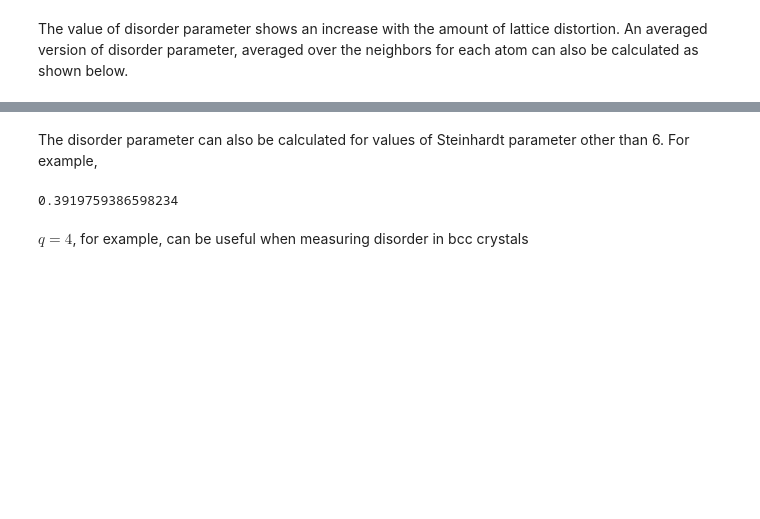
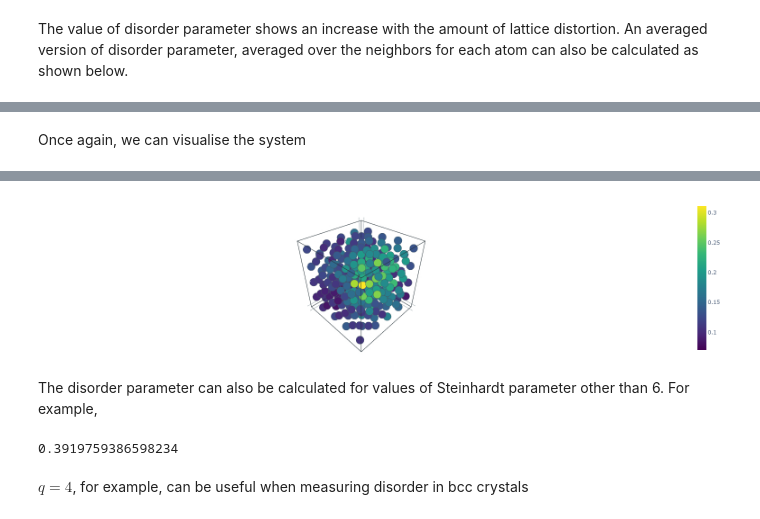
Before and after one commit to pyscal/pyscal3, a Jupyter notebook: examples/07_disorder_parameters.ipynb, the cells around one changed output, grey strips where cells are left out. Saved outputs shown, nothing was run; the diff lists cells and outputs as text; code cells hidden in the pictures; blank space fills up the shorter version.

```diff
--- a/examples/07_disorder_parameters.ipynb
+++ b/examples/07_disorder_parameters.ipynb
@@ -53,0 +54,5 @@ np.mean(fcc_d1.atoms.steinhardt.disorder.average)
+# %% [markdown]
+Once again, we can visualise the system
+# %%
+fcc_d1.show.continuous_property(fcc_d1.atoms.steinhardt.disorder.average)
+# %% [output]
@@ -54,3 +60,4 @@ np.mean(fcc_d1.atoms.steinhardt.disorder.average)
+[figure, added]
 # %% [markdown]
 The disorder parameter can also be calculated for values of Steinhardt parameter other than 6. For example,
 # %%
```
Also changed, not shown: parts of 4 cells of this notebook, 12 other files.
